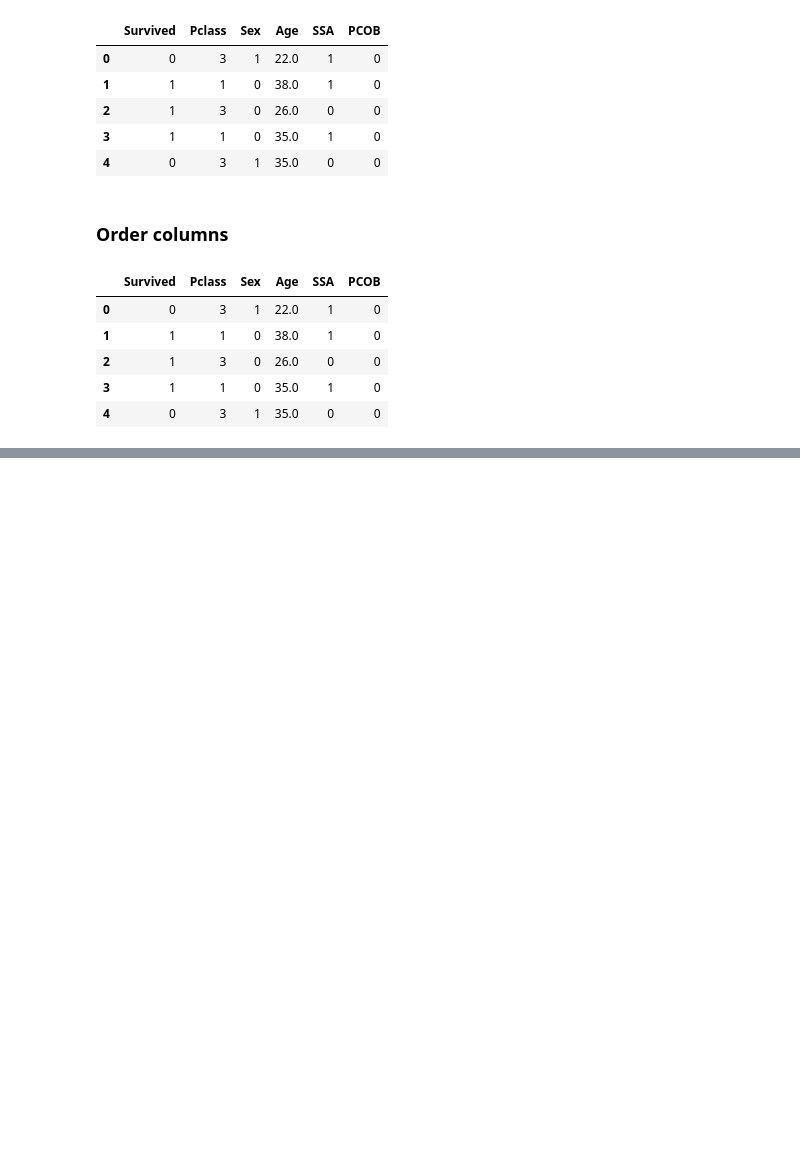
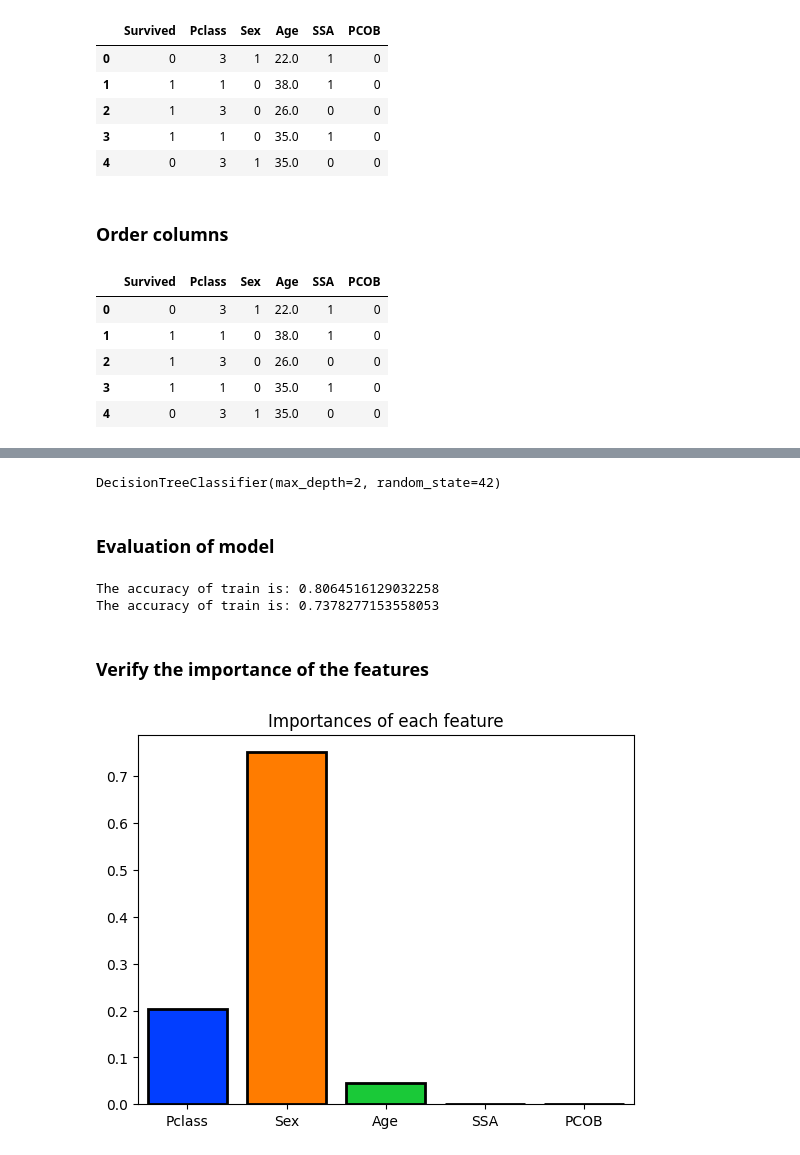
Before and after one commit to rcastillo9x/pearls-tech, a Jupyter notebook: artificial-intelligence-ml/code/decision-tree/decision-tree.ipynb, the cells around one changed output, grey strips where cells are left out. Drawn from its saved outputs; the diff is of its cells as text; code cells hidden in the pictures; blank space fills up the shorter version.

Commit message:
completed tree model

```diff
--- a/artificial-intelligence-ml/code/decision-tree/decision-tree.ipynb
+++ b/artificial-intelligence-ml/code/decision-tree/decision-tree.ipynb
@@ -99,0 +106,3 @@ titanic.head()
+# %%
+features = titanic.drop({'Survived'}, axis=1)
+target =  titanic.Survived
@@ -99,0 +111,3 @@ titanic.head()
+# %%
+
+X_train, X_test,  y_train, y_test = train_test_split(features,target, test_size=0.3, random_state=42)
@@ -99,0 +116,8 @@ titanic.head()
+# %%
+
+treeModel = DecisionTreeClassifier(max_depth=2, random_state=42)
+treeModel.fit(X_train, y_train)
+# %% [output]
+DecisionTreeClassifier(max_depth=2, random_state=42)
+# %% [markdown]
+### Evaluation of model
@@ -99,0 +128,27 @@ titanic.head()
+# %%
+# Calculation of metrics
+
+
+#Calculation of training accuracy
+train_accuracy = accuracy_score(y_train, y_train_prediction)
+test_accuracy = accuracy_score(y_test, y_test_prediction)
+print('The accuracy of train is:', train_accuracy)
+print('The accuracy of train is:', test_accuracy)
+# %% [output]
+The accuracy of train is: 0.8064516129032258
+The accuracy of train is: 0.7378277153558053
+# %% [markdown]
+### Verify the importance of the features
+# %%
+import seaborn as sns
+import matplotlib.pyplot as plt
+
+importances = treeModel.feature_importances_
+columns = features.columns
+data = pd.DataFrame([importances], columns=columns)
+
+sns.barplot(data, palette='bright', saturation=2.0, edgecolor='black', linewidth=2)
+plt.title('Importances of each feature')
+plt.show()
+# %% [output]
+[figure, added]
```
Also changed, not shown: parts of 5 cells of this notebook, 1 other file.
